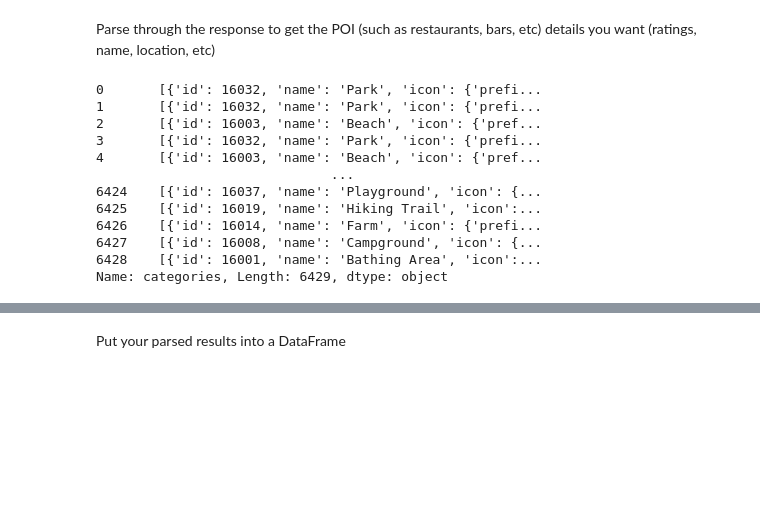
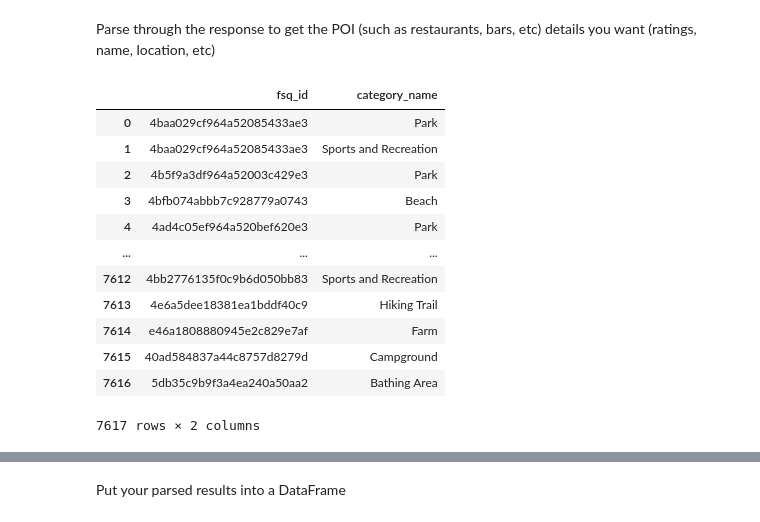
Before and after one commit to Frood-for-Thought/LHL-Statistical-Modelling-with-Python-Project, a Jupyter notebook: notebooks/yelp_foursquare_EDA.ipynb, the cells around one changed output, grey strips where cells are left out. Saved outputs shown, nothing was run; the diff lists cells and outputs as text; code cells hidden in the pictures; blank space fills up the shorter version.

```diff
--- a/notebooks/yelp_foursquare_EDA.ipynb
+++ b/notebooks/yelp_foursquare_EDA.ipynb
@@ -173,18 +175,32 @@ final_df.to_json('foursquare_outdoor_data.json')
 # %% [markdown]
 Parse through the response to get the POI (such as restaurants, bars, etc) details you want (ratings, name, location, etc)
-# %%
-four_square_df = pd.read_json('foursquare_outdoor_data.json')
-four_square_df['categories']
-# %% [output]
-0       [{'id': 16032, 'name': 'Park', 'icon': {'prefi...
-1       [{'id': 16032, 'name': 'Park', 'icon': {'prefi...
-2       [{'id': 16003, 'name': 'Beach', 'icon': {'pref...
-3       [{'id': 16032, 'name': 'Park', 'icon': {'prefi...
-4       [{'id': 16003, 'name': 'Beach', 'icon': {'pref...
-                              ...
-6424    [{'id': 16037, 'name': 'Playground', 'icon': {...
-6425    [{'id': 16019, 'name': 'Hiking Trail', 'icon':...
-6426    [{'id': 16014, 'name': 'Farm', 'icon': {'prefi...
-6427    [{'id': 16008, 'name': 'Campground', 'icon': {...
-6428    [{'id': 16001, 'name': 'Bathing Area', 'icon':...
-Name: categories, Length: 6429, dtype: object
+# %%
+# Get all the categorical names and put them into a new file
+four_square_df = pd.read_json('foursquare_outdoor_data.json')
+
+x = 0
+cat = []
+fsq_id = []
+for i in four_square_df.index:
+    for j in four_square_df['categories'][i]:
+        fsq_id.append(four_square_df['fsq_id'][i])
+        cat.append(j['name'])
+    x += 1
+yelp_id_cat_df = pd.DataFrame()
+yelp_id_cat_df['fsq_id'] = fsq_id
+yelp_id_cat_df['category_name'] = cat
+yelp_id_cat_df
+# %% [output]
+|  | fsq_id | category_name |
+| 0 | 4baa029cf964a52085433ae3 | Park |
+| 1 | 4baa029cf964a52085433ae3 | Sports and Recreation |
+| 2 | 4b5f9a3df964a52003c429e3 | Park |
+| 3 | 4bfb074abbb7c928779a0743 | Beach |
+| 4 | 4ad4c05ef964a520bef620e3 | Park |
+| ... | ... | ... |
+| 7612 | 4bb2776135f0c9b6d050bb83 | Sports and Recreation |
+| 7613 | 4e6a5dee18381ea1bddf40c9 | Hiking Trail |
+| 7614 | e46a1808880945e2c829e7af | Farm |
+| 7615 | 40ad584837a44c8757d8279d | Campground |
+| 7616 | 5db35c9b9f3a4ea240a50aa2 | Bathing Area |
+7617 rows × 2 columns
```
Also changed, not shown: parts of 4 cells of this notebook, 2 other files.
